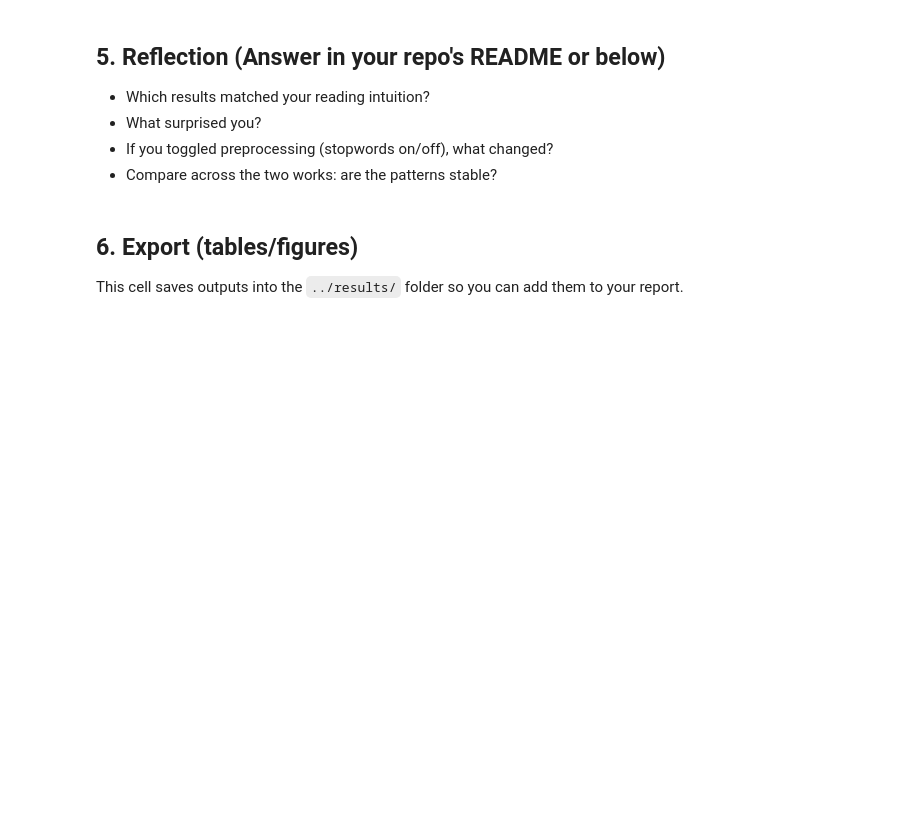
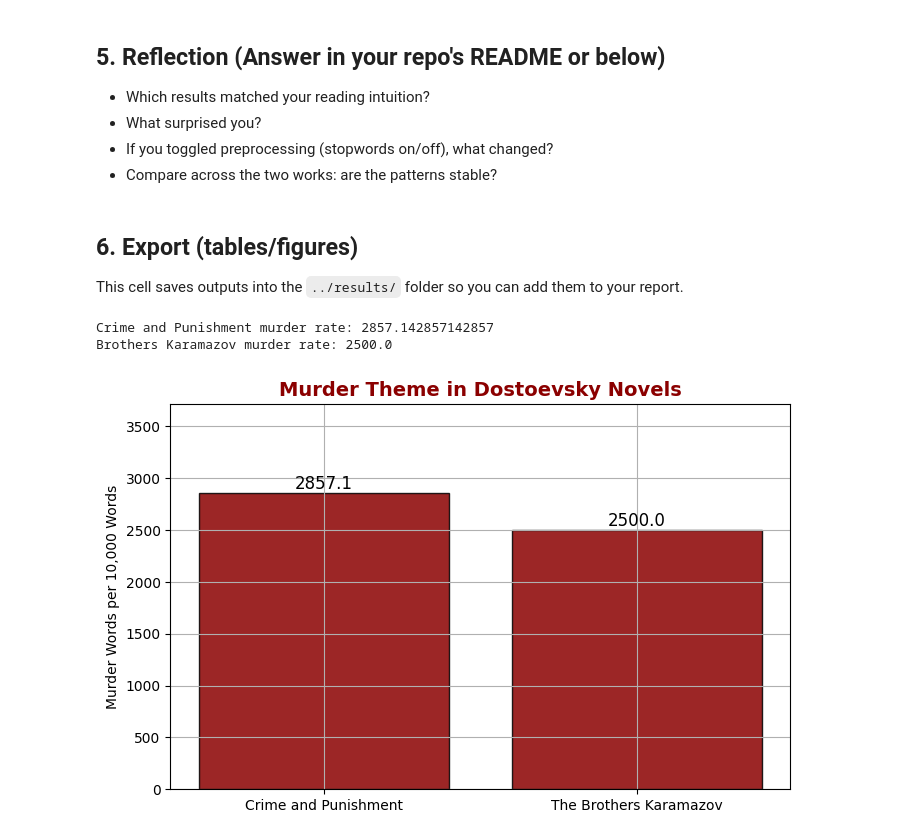
Before and after one commit to NLP-M-A-D/applied-NLP-week2, a Jupyter notebook: notebooks/2_AppliedNLP_Session2_PMI.ipynb, the cells around one changed output. Cells and saved outputs as stored; diff of their text form; code cells hidden in the pictures; blank space fills up the shorter version.

Commit message:
added graphs

```diff
--- a/notebooks/2_AppliedNLP_Session2_PMI.ipynb
+++ b/notebooks/2_AppliedNLP_Session2_PMI.ipynb
@@ -299,3 +324,54 @@ except NameError:
         plt.savefig(f"../results/PMI_figure.png", dpi=200, bbox_inches="tight")
     except Exception:
         pass
+# %%
+from collections import Counter
+import matplotlib.pyplot as plt
+
+# Murder-related terms
+murder_terms = [
+    "murder", "kill", "killed", "killing", "crime", "blood", "axe", "victim",
+    "guilty", "guilt", "criminal", "punishment", "police", "investigation",
+    "confession", "trial", "judge", "execution", "violence"
+]
+
+murder_set = set(murder_terms)
+
+# Function to count murder terms
+def count_murder_terms(tokens):
+    tokens = [t.lower() for t in tokens]
+    counts = Counter(tokens)
+    return sum(counts[word] for word in murder_set)
+
+# ⚠️ You must define tokens1 and tokens2 before running this!
+# Example placeholders:
+tokens1 = ["The", "murder", "was", "investigated", "by", "the", "police"]
+tokens2 = ["The", "trial", "of", "the", "guilty", "man", "was", "long"]
+
+# Count and normalize
+cp_murder = count_murder_terms(tokens1)
+bk_murder = count_murder_terms(tokens2)
+
+cp_rate = cp_murder / len(tokens1) * 10000
+bk_rate = bk_murder / len(tokens2) * 10000
+
+print("Crime and Punishment murder rate:", cp_rate)
+print("Brothers Karamazov murder rate:", bk_rate)
+
+# --- Murder-themed plot (red aesthetic) ---
+books = ['Crime and Punishment', 'The Brothers Karamazov']
+rates = [cp_rate, bk_rate]
+
+plt.figure(figsize=(8,5))
+bars = plt.bar(books, rates, color='darkred', edgecolor='black', alpha=0.85)
+for bar in bars:
+    plt.text(bar.get_x() + bar.get_width()/2, bar.get_height() + 0.5,
+             f'{bar.get_height():.1f}', ha='center', va='bottom', fontsize=12, color='black')
+plt.ylabel('Murder Words per 10,000 Words')
+plt.title('Murder Theme in Dostoevsky Novels', color='darkred', fontsize=14, fontweight='bold')
+plt.ylim(0, max(rates)*1.3)
+plt.show()
+# %% [output]
+Crime and Punishment murder rate: 2857.142857142857
+Brothers Karamazov murder rate: 2500.0
+[figure, added]
```
Also changed, not shown: parts of 7 cells of this notebook, 2 other files.
